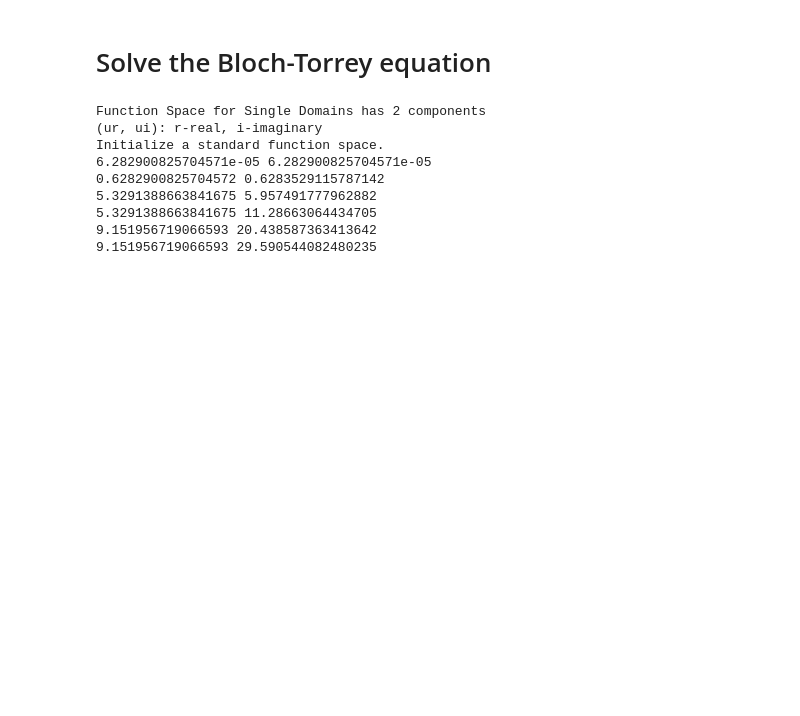
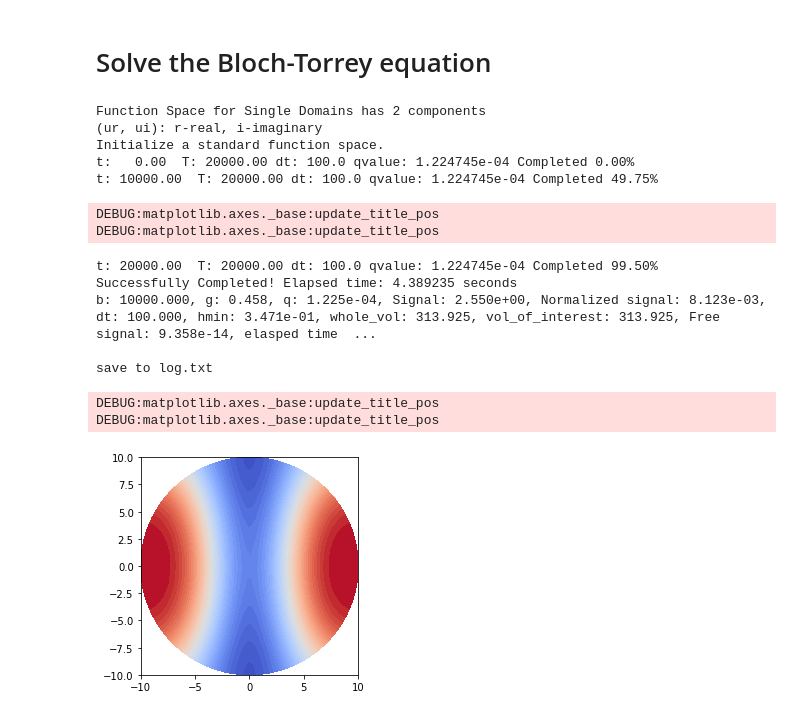
Before and after one commit to van-dang/FEniCS-Colab, a Jupyter notebook: AdaptiveMidpoint.ipynb, the cells around one changed output. Drawn from its saved outputs; the diff is of its cells as text; code cells hidden in the pictures; blank space fills up the shorter version.

```diff
--- a/AdaptiveMidpoint.ipynb
+++ b/AdaptiveMidpoint.ipynb
@@ -197,7 +198,7 @@ for bvalue in bvalues:
 
 
     mri_para.Apply()
-    mri_simu.k = 5;                                    # time-step size
+    mri_simu.k = 100;                                    # time-step size
     mri_simu.nskip = 100;                                  # frequency to print ouputs
     mydomain = MyDomain(mymesh, mri_para)
     mydomain.phase = None
@@ -283,21 +284,26 @@ for bvalue in bvalues:
     #sol = odeint(f, w0.vector()[:], tarry, Dfun=jac)
     #print(sol.y)
 
-
-
     ode15s = ode(f, jac).set_integrator('vode', rtol=1e-5, atol=1e-5, method='bdf', with_jacobian=True, order=15)
     ode15s.set_initial_value(w0.vector(), t0).set_f_params(M_lumped.array()).set_jac_params(M_lumped.array())
 
     start_time = time.time()
     # tarray=[t0];
 
-    if 1==1:
+    if 1==2:
         num_steps = 0;
         tp = 0;
-        while ode15s.successful() and ode15s.t <= mri_para.T :
-            ode15s.integrate(mri_para.T, step=True)
+        #while ode15s.successful() and ode15s.t <= mri_para.T :
+        #    ode15s.integrate(mri_para.T, step=True)
+        #    print(ode15s.t-tp, ode15s.t)
+        #    tp = ode15s.t
+
+        while ode15s.successful() and ode15s.t <= mri_para.T:
+            ode15s.integrate(ode15s.t + mri_simu.k)
+            # u.append(ode15s.y);  t.append(ode15s.t)
             print(ode15s.t-tp, ode15s.t)
             tp = ode15s.t
+
         w0.vector()[:] = ode15s.y
     else:
         while mri_simu.t < mri_para.T + mri_simu.k: # Time-stepping loop
@@ -359,36 +365,42 @@ for bvalue in bvalues:
             plot(u1r_0p, cmap="coolwarm")
         File("u0r.pvd")<<u0r_0p
         File("u1r.pvd")<<u1r_0p
     else:
         ur, ui = split(w0)
         signal = assemble(ur*dx);
         out_text = 'b: %.3f, g: %.3f, q: %.3e, Signal: %.3e, Normalized signal: %.3e, dt: %.3f, hmin: %.3e, whole_vol: %.3f, vol_of_interest: %.3f, Free signal: %.3e, elasped time %.3f (s)\n'%(mri_para.bvalue, mri_para.gvalue, mri_para.qvalue, signal, signal/voi, mri_simu.k, mydomain.hmin, whole_vol, voi, exp(-mri_para.bvalue*mydomain.D0), mri_simu.elapsed_time)
         print(out_text)
         V = FunctionSpace(mydomain.mymesh,mydomain.Ve);
         ur_p = project(ur,V)
         if mydomain.tdim==mydomain.gdim and not(plt==None):
             plt.figure(10000);
             plot(ur_p, cmap="coolwarm")
         File("ur.pvd")<<ur_p
     signal_array.append(signal)
     voi_array.append(voi)
     whole_vol_array.append(whole_vol);
 
     comm = MPI.comm_world
     rank = comm.Get_rank()
 
     print("save to log.txt")
     outfile = open('log.txt', 'a')
     if int(rank) == 0:
             outfile.write(out_text)
     outfile.close()
 # %% [output]
 Function Space for Single Domains has 2 components
 (ur, ui): r-real, i-imaginary
 Initialize a standard function space.
-6.282900825704571e-05 6.282900825704571e-05
-0.6282900825704572 0.6283529115787142
-5.3291388663841675 5.957491777962882
-5.3291388663841675 11.28663064434705
-9.151956719066593 20.438587363413642
-9.151956719066593 29.590544082480235
+t:   0.00  T: 20000.00 dt: 100.0 qvalue: 1.224745e-04 Completed 0.00%
+t: 10000.00  T: 20000.00 dt: 100.0 qvalue: 1.224745e-04 Completed 49.75%
+DEBUG:matplotlib.axes._base:update_title_pos
+DEBUG:matplotlib.axes._base:update_title_pos
+t: 20000.00  T: 20000.00 dt: 100.0 qvalue: 1.224745e-04 Completed 99.50%
+Successfully Completed! Elapsed time: 4.389235 seconds
+b: 10000.000, g: 0.458, q: 1.225e-04, Signal: 2.550e+00, Normalized signal: 8.123e-03, dt: 100.000, hmin: 3.471e-01, whole_vol: 313.925, vol_of_interest: 313.925, Free signal: 9.358e-14, elasped time  ...
+
+save to log.txt
+DEBUG:matplotlib.axes._base:update_title_pos
+DEBUG:matplotlib.axes._base:update_title_pos
+[figure, added]
```
Also changed, not shown: parts of 2 cells of this notebook.
